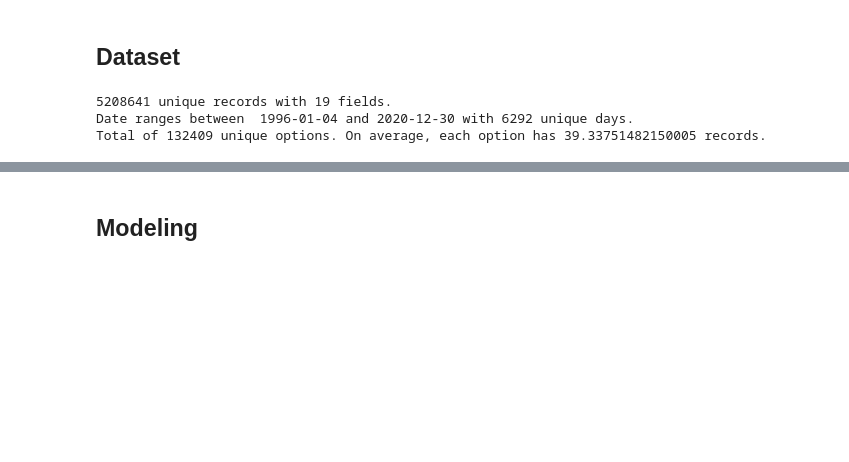
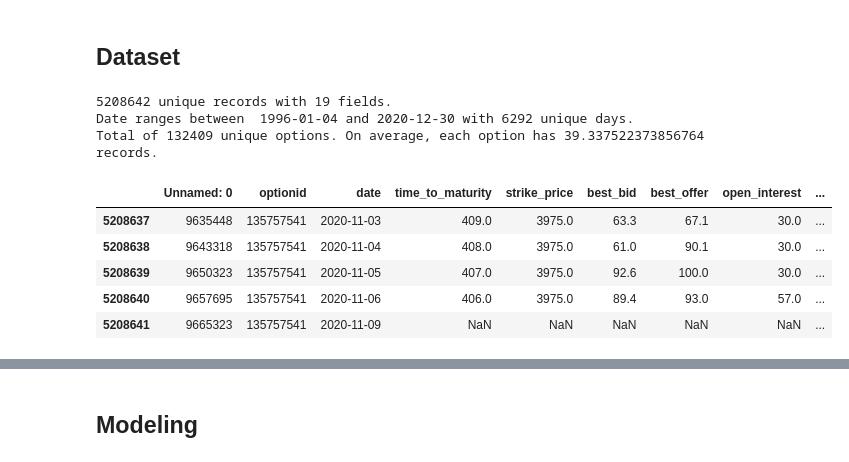
Before and after one commit to hefzhjohn/DL_project, a Jupyter notebook: Analysis.ipynb, the cells around one changed output, grey strips where cells are left out. Cells and saved outputs as stored; diff of their text form; code cells hidden in the pictures; blank space fills up the shorter version.

```diff
--- a/Analysis.ipynb
+++ b/Analysis.ipynb
@@ -10,12 +10,17 @@ from util import data_clean_records
 ## Dataset
 # %%
 data = pd.read_csv("data/processed_all.csv")
-data = data_clean_records(data)
+print(data.shape[0], "unique records with", data.shape[1], "fields.")
+print("Date ranges between ", data.date.min(), "and", data.date.max(), "with", len(data.date.unique()), "unique days.")
+print("Total of", len(data.optionid.unique()), "unique options. On average, each option has", data.groupby("optionid").size().mean(), "records.")
+data.tail()
+# %% [output]
+5208642 unique records with 19 fields.
+Date ranges between  1996-01-04 and 2020-12-30 with 6292 unique days.
+Total of 132409 unique options. On average, each option has 39.337522373856764 records.
+|  | Unnamed: 0 | optionid | date | time_to_maturity | strike_price | best_bid | best_offer | open_interest | ... |
+| 5208637 | 9635448 | 135757541 | 2020-11-03 | 409.0 | 3975.0 | 63.3 | 67.1 | 30.0 | ... |
+| 5208638 | 9643318 | 135757541 | 2020-11-04 | 408.0 | 3975.0 | 61.0 | 90.1 | 30.0 | ... |
+| 5208639 | 9650323 | 135757541 | 2020-11-05 | 407.0 | 3975.0 | 92.6 | 100.0 | 30.0 | ... |
+| 5208640 | 9657695 | 135757541 | 2020-11-06 | 406.0 | 3975.0 | 89.4 | 93.0 | 57.0 | ... |
+| 5208641 | 9665323 | 135757541 | 2020-11-09 | NaN | NaN | NaN | NaN | NaN | ... |
-# %%
-print(data.shape[0], "unique records with", data.shape[1], "fields.")
-print("Date ranges between ", data.date.min(), "and", data.date.max(), "with", len(data.date.unique()), "unique days.")
-print("Total of", len(data.optionid.unique()), "unique options. On average, each option has", data.groupby("optionid").size().mean(), "records.")
-# %% [output]
-5208641 unique records with 19 fields.
-Date ranges between  1996-01-04 and 2020-12-30 with 6292 unique days.
-Total of 132409 unique options. On average, each option has 39.33751482150005 records.
```
Also changed, not shown: parts of 13 cells of this notebook, 2 other files.
